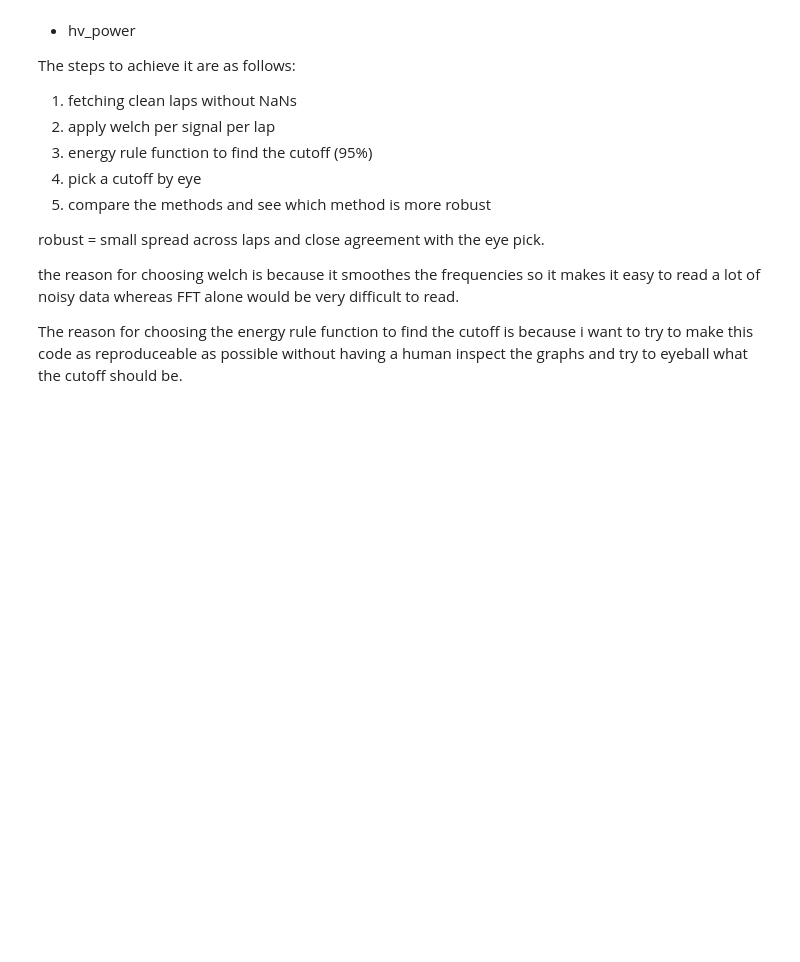
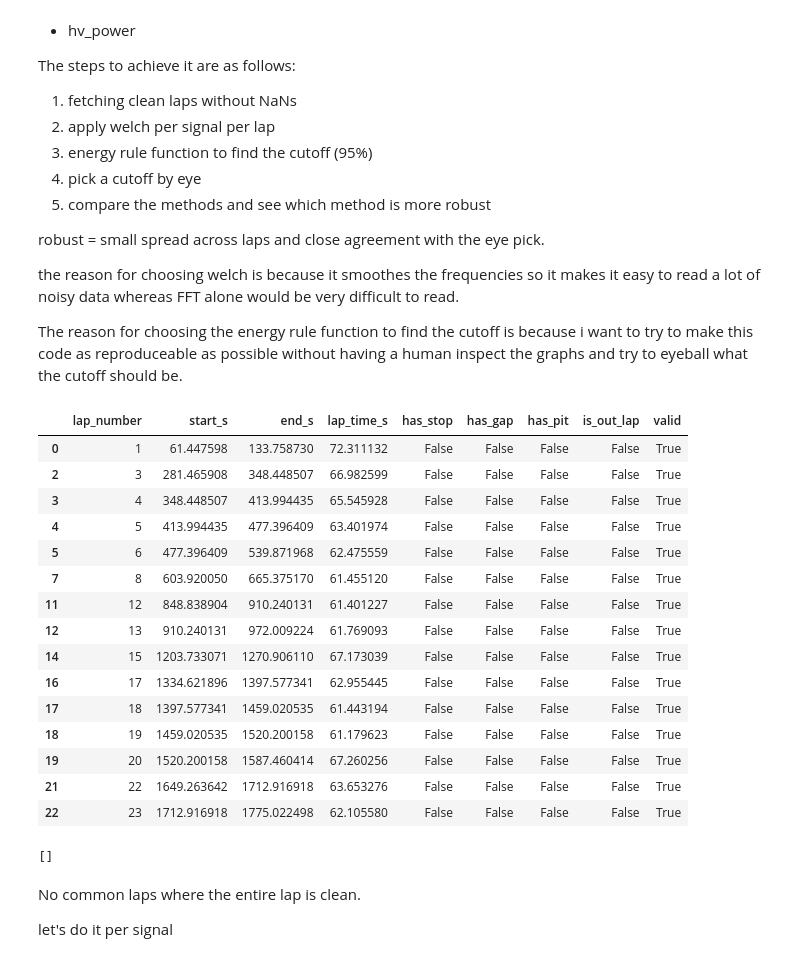
Before and after one commit to manelbenabid/recruiting-sw-telemetry, a Jupyter notebook: notebooks/06_preprocess.ipynb, the cells around one changed output. Drawn from its saved outputs; the diff is of its cells as text; code cells hidden in the pictures; blank space fills up the shorter version.

Commit message:
failed at finding common clean laps for all signals

```diff
--- a/notebooks/06_preprocess.ipynb
+++ b/notebooks/06_preprocess.ipynb
@@ -297,3 +297,27 @@ robust = small spread across laps and close agreement with the eye pick.
 the reason for choosing welch is because it smoothes the frequencies so it makes it easy to read a lot of noisy data whereas FFT alone would be very difficult to read.
 
 The reason for choosing the energy rule function to find the cutoff is because i want to try to make this code as reproduceable as possible without having a human inspect the graphs and try to eyeball what the cutoff should be.
+# %%
+from src.utils import find_laps
+laps = find_laps()
+mask = (laps["has_stop"] == False) & (laps["has_gap"] == False) & (laps["is_out_lap"] == False)
+valid = laps[mask]
+# %%
+valid
+# %% [output]
+|  | lap_number | start_s | end_s | lap_time_s | has_stop | has_gap | has_pit | is_out_lap | valid |
+| 0 | 1 | 61.447598 | 133.758730 | 72.311132 | False | False | False | False | True |
+| 2 | 3 | 281.465908 | 348.448507 | 66.982599 | False | False | False | False | True |
+| 3 | 4 | 348.448507 | 413.994435 | 65.545928 | False | False | False | False | True |
+| 4 | 5 | 413.994435 | 477.396409 | 63.401974 | False | False | False | False | True |
+| 5 | 6 | 477.396409 | 539.871968 | 62.475559 | False | False | False | False | True |
+| 7 | 8 | 603.920050 | 665.375170 | 61.455120 | False | False | False | False | True |
+| 11 | 12 | 848.838904 | 910.240131 | 61.401227 | False | False | False | False | True |
+| 12 | 13 | 910.240131 | 972.009224 | 61.769093 | False | False | False | False | True |
+| 14 | 15 | 1203.733071 | 1270.906110 | 67.173039 | False | False | False | False | True |
+| 16 | 17 | 1334.621896 | 1397.577341 | 62.955445 | False | False | False | False | True |
+| 17 | 18 | 1397.577341 | 1459.020535 | 61.443194 | False | False | False | False | True |
+| 18 | 19 | 1459.020535 | 1520.200158 | 61.179623 | False | False | False | False | True |
+| 19 | 20 | 1520.200158 | 1587.460414 | 67.260256 | False | False | False | False | True |
+| 21 | 22 | 1649.263642 | 1712.916918 | 63.653276 | False | False | False | False | True |
+| 22 | 23 | 1712.916918 | 1775.022498 | 62.105580 | False | False | False | False | True |
@@ -299,0 +335,8 @@ The reason for choosing the energy rule function to find the cutoff is because i
+# %%
+clean_laps
+# %% [output]
+[]
+# %% [markdown]
+No common laps where the entire lap is clean.
+
+let's do it per signal
```
Also changed, not shown: parts of 3 cells of this notebook.
